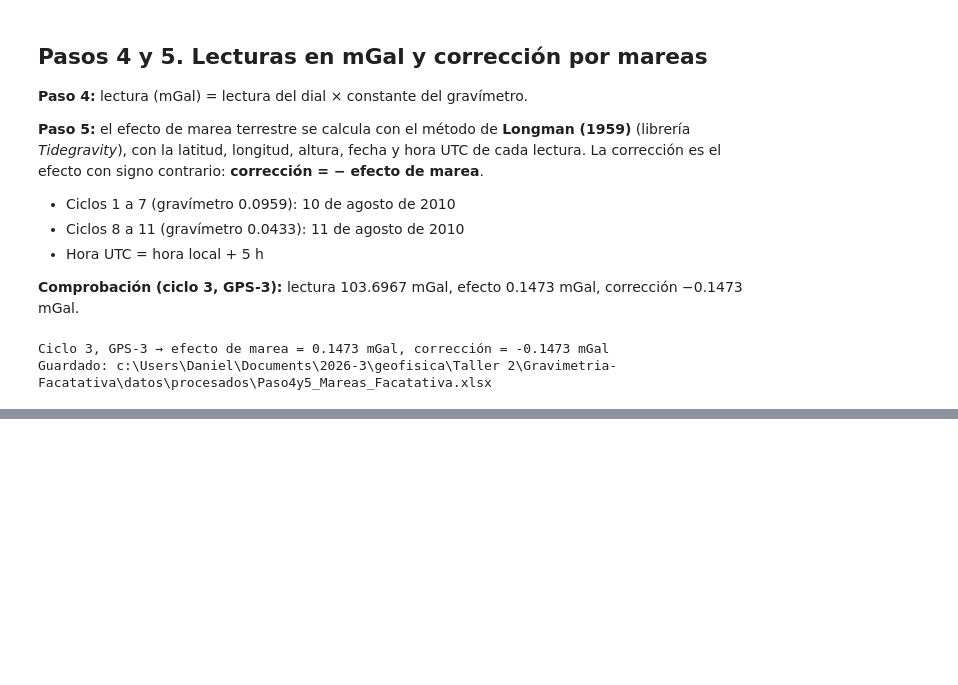
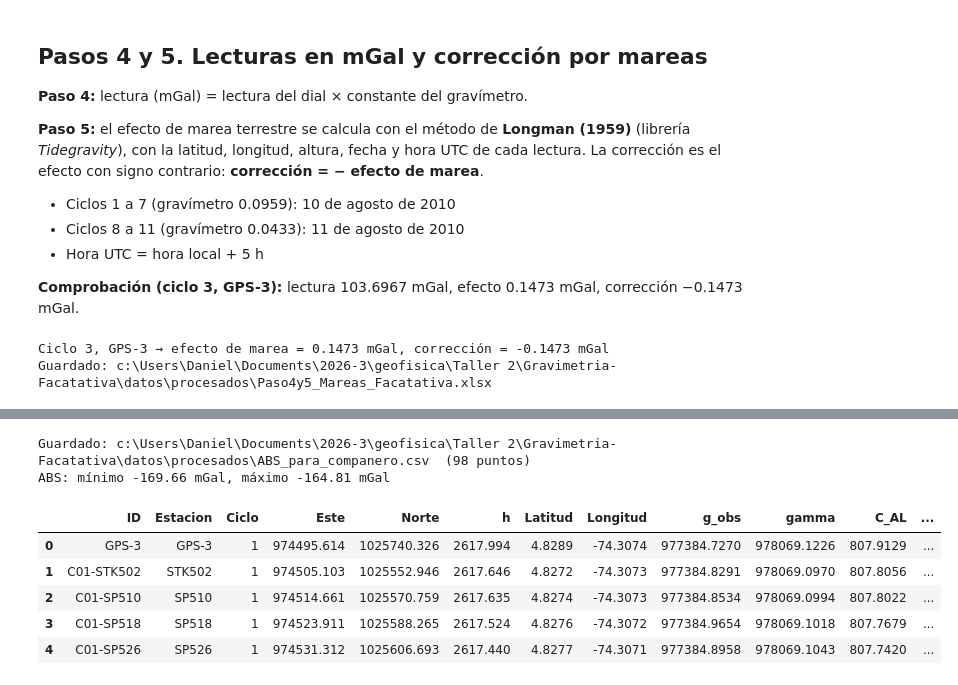
Before and after one commit to Chicaeme/Gravimetria-Facatativa, a Jupyter notebook: scripts/reduccion_gravimetrica.ipynb, the cells around one changed output, grey strips where cells are left out. Saved outputs shown, nothing was run; the diff lists cells and outputs as text; code cells hidden in the pictures; blank space fills up the shorter version.

Commit message:
Pasos 9 al 11 osea bouguer simple y csv para samu

```diff
--- a/scripts/reduccion_gravimetrica.ipynb
+++ b/scripts/reduccion_gravimetrica.ipynb
@@ -350,0 +597,60 @@ Guardado: c:\Users\Daniel\Documents\2026-3\geofisica\Taller 2\Gravimetria-Facata
+# %%
+# ==== Paso 11: CSV para el compañero (una fila por estación) ====
+import pandas as pd
+
+def somigliana(lat):
+    s2 = np.sin(np.radians(lat)) ** 2
+    return 978032.53359 * (1 + 0.00193185265241 * s2) / np.sqrt(1 - 0.00669437999013 * s2)
+
+wb = openpyxl.load_workbook(PASO45)      # aquí ya están las correcciones por marea (columna T)
+filas = []
+for ws in wb.worksheets:
+    if not ws.title.startswith("Ciclo"):
+        continue
+    n = int(ws.title.split()[1])
+    D = D1 if n <= 7 else D2
+    const = CONST_GRAV1 if n <= 7 else CONST_GRAV2
+    datos = []
+    r = 6
+    while ws[f"D{r}"].value is not None:
+        datos.append(dict(ID=ws[f"B{r}"].value, Estacion=ws[f"C{r}"].value, Ciclo=n,
+                          Latitud=ws[f"D{r}"].value, Longitud=-ws[f"E{r}"].value, h=ws[f"G{r}"].value,
+                          Este=ws[f"P{r}"].value, Norte=ws[f"Q{r}"].value,
+                          t=ws[f"H{r}"].value, L=ws[f"K{r}"].value * const, marea=-ws[f"T{r}"].value))
+        r += 1
+    # Mismo cálculo que las fórmulas del Excel (pasos 6, 7 y 8)
+    t0, tf = datos[0]["t"], datos[-1]["t"]
+    W = [d["L"] + d["marea"] - D * (d["t"] - t0) for d in datos]
+    Y = [w + (W[0] - W[-1]) / (tf - t0) * (d["t"] - t0) for w, d in zip(W, datos)]
+    for d, y in zip(datos, Y):
+        d["g_obs"] = round(G_BASE, 3) + SIGNO * (y - Y[0])
+    filas += datos
+
+df = pd.DataFrame(filas)
+
+df["gamma"] = somigliana(df["Latitud"])
+df["C_AL"] = 0.3086 * df["h"]
+df["C_B"] = 0.04193 * DENSIDAD * df["h"]
+df["AAL"] = df["g_obs"] - df["gamma"] + df["C_AL"]
+df["ABS"] = df["AAL"] - df["C_B"]
+
+# Una sola fila para la base GPS-3; el resto son las estaciones
+base = df[df["Estacion"] == BASE].iloc[[0]].assign(ID=BASE)
+estaciones = df[df["Estacion"] != BASE]
+salida = pd.concat([base, estaciones])[["ID", "Estacion", "Ciclo", "Este", "Norte", "h", "Latitud", "Longitud",
+                                         "g_obs", "gamma", "C_AL", "C_B", "AAL", "ABS"]].round(4)
+
+CSV = PROC / "ABS_para_companero.csv"
+salida.to_csv(CSV, index=False, encoding="utf-8-sig")
+print(f"Guardado: {CSV}  ({len(salida)} puntos)")
+print(f"ABS: mínimo {salida['ABS'].min():.2f} mGal, máximo {salida['ABS'].max():.2f} mGal")
+salida.head()
+# %% [output]
+Guardado: c:\Users\Daniel\Documents\2026-3\geofisica\Taller 2\Gravimetria-Facatativa\datos\procesados\ABS_para_companero.csv  (98 puntos)
+ABS: mínimo -169.66 mGal, máximo -164.81 mGal
+|  | ID | Estacion | Ciclo | Este | Norte | h | Latitud | Longitud | g_obs | gamma | C_AL | ... |
+| 0 | GPS-3 | GPS-3 | 1 | 974495.614 | 1025740.326 | 2617.994 | 4.8289 | -74.3074 | 977384.7270 | 978069.1226 | 807.9129 | ... |
+| 1 | C01-STK502 | STK502 | 1 | 974505.103 | 1025552.946 | 2617.646 | 4.8272 | -74.3073 | 977384.8291 | 978069.0970 | 807.8056 | ... |
+| 2 | C01-SP510 | SP510 | 1 | 974514.661 | 1025570.759 | 2617.635 | 4.8274 | -74.3073 | 977384.8534 | 978069.0994 | 807.8022 | ... |
+| 3 | C01-SP518 | SP518 | 1 | 974523.911 | 1025588.265 | 2617.524 | 4.8276 | -74.3072 | 977384.9654 | 978069.1018 | 807.7679 | ... |
+| 4 | C01-SP526 | SP526 | 1 | 974531.312 | 1025606.693 | 2617.440 | 4.8277 | -74.3071 | 977384.8958 | 978069.1043 | 807.7420 | ... |
```
Also changed, not shown: parts of 7 cells of this notebook, 3 other files.
